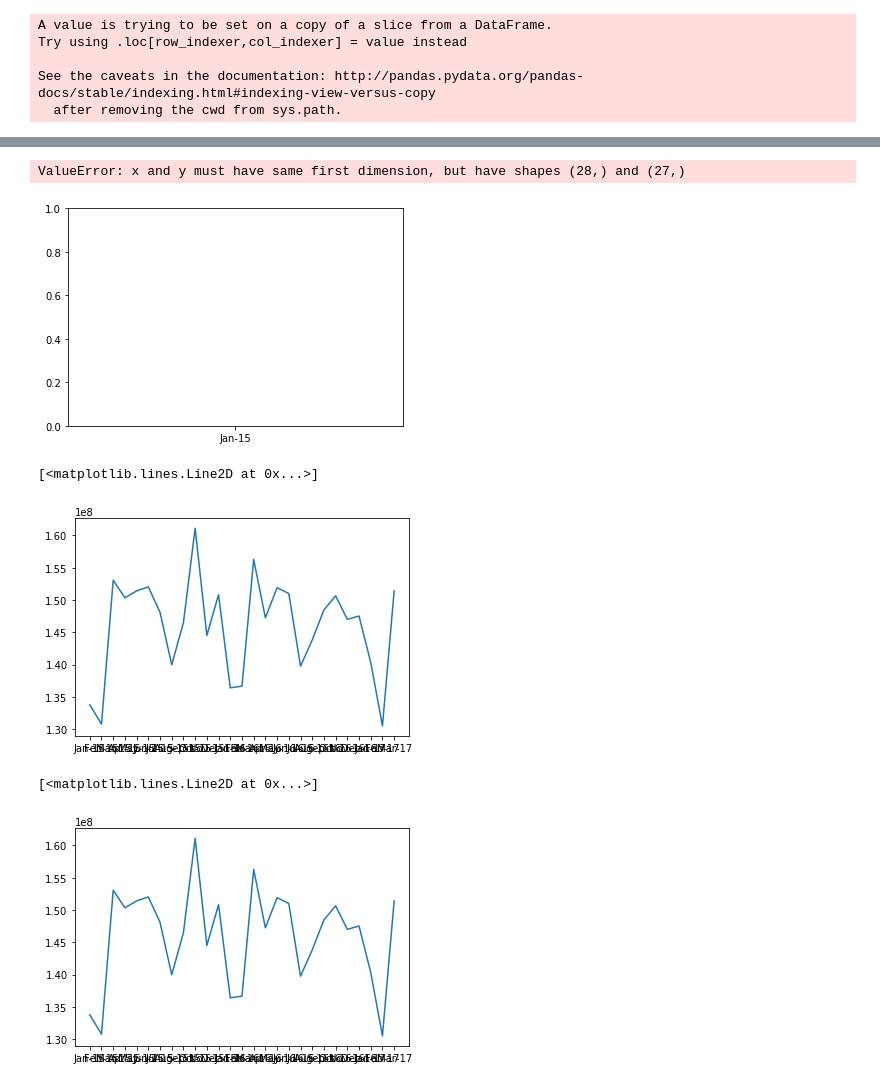
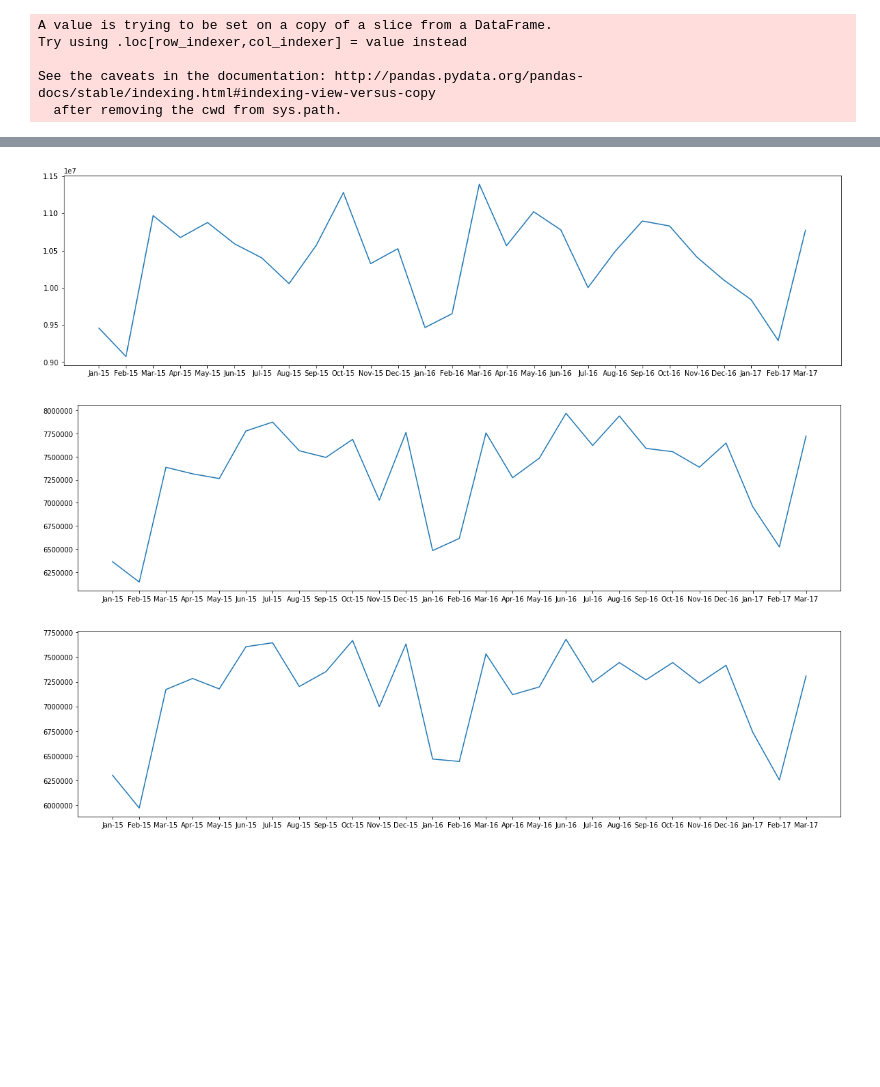
Before and after one commit to wessoncc/fury-waffle, a Jupyter notebook: New_York_Transit_Analysis.ipynb, the cells around one changed output, grey strips where cells are left out. Saved outputs shown, nothing was run; the diff lists cells and outputs as text; code cells hidden in the pictures; blank space fills up the shorter version.

```diff
--- a/New_York_Transit_Analysis.ipynb
+++ b/New_York_Transit_Analysis.ipynb
@@ -19,21 +18,18 @@ toll_data = toll_data[84:111]
 #toll_data
 # %%
 mtacommfile_north = "../New-York-Transportation/Raw Data/MTA_Coummuter_Train_North.csv"
-comm_north_data = pd.read_csv(mtacommfile_north)
-comm_north_data = comm_north_data[84:112]
+comm_north_data = pd.read_csv(mtacommfile_north); comm_north_data = comm_north_data[84:112]
 #comm_north_data
 # %%
 mtacommfile_long = "../New-York-Transportation/Raw Data/MTA_Commuter_Train_Long_Island.csv"
-comm_long_data = pd.read_csv(mtacommfile_long)
-comm_long_data = comm_long_data[84:112]
+comm_long_data = pd.read_csv(mtacommfile_long); comm_long_data = comm_long_data[84:112]
 #comm_long_data
 # %%
 proj_data = sub_data
 proj_data = proj_data.append(bus_data).append(toll_data).append(comm_north_data).append(comm_long_data)
 #proj_data
 # %%
-proj_data = proj_data.reset_index(drop=True).drop(
-    ['PARENT_SEQ', 'INDICATOR_SEQ', 'DESCRIPTION', 'INDICATOR_UNIT', 'DESIRED_CHANGE',
-     'DECIMAL_PLACES', 'FREQUENCY', 'YTD_TARGET', 'MONTHLY_TARGET','CATEGORY', 'INDICATOR_NAME'],
-    axis=1)
-proj_data
+proj_data_all = proj_data.reset_index(drop=True).drop(['PARENT_SEQ', 'INDICATOR_SEQ', 'DESCRIPTION', 'INDICATOR_UNIT',
+                                                   'DESIRED_CHANGE','DECIMAL_PLACES', 'FREQUENCY', 'YTD_TARGET',
+                                                   'MONTHLY_TARGET','CATEGORY', 'INDICATOR_NAME'],axis=1)
+#proj_data_all
@@ -90,7 +85,5 @@ See the caveats in the documentation: http://pandas.pydata.org/pandas-docs/stabl
 # %%
-people_bus = data_multi_year[data_multi_year['AGENCY_NAME']=='MTA Bus']
-
+people_bus = data_multi_year[data_multi_year['AGENCY_NAME']=='MTA Bus']; people_bus = people_bus[:-1]
 people_bus['PLOT_LABELS'] = ['Jan-15', 'Feb-15', 'Mar-15', 'Apr-15', 'May-15', 'Jun-15', 'Jul-15', 'Aug-15', 'Sep-15', 'Oct-15', 'Nov-15', 'Dec-15',
                              'Jan-16', 'Feb-16', 'Mar-16', 'Apr-16', 'May-16', 'Jun-16', 'Jul-16', 'Aug-16', 'Sep-16', 'Oct-16', 'Nov-16', 'Dec-16',
-                             'Jan-17', 'Feb-17', 'Mar-17', 'Apr-17']
-people_bus = people_bus.drop(people_bus['Apr-17'])
+                             'Jan-17', 'Feb-17', 'Mar-17']
@@ -143,15 +128,15 @@ plt.plot(people_sub['PLOT_LABELS'], people_sub['MONTHLY_ACTUAL'])
 # %%
-plt.plot(people_bus['PLOT_LABELS'], people_sub['MONTHLY_ACTUAL'])
+plt.figure(figsize=(20,5))
+bus_chart = plt.plot(people_bus['PLOT_LABELS'], people_bus['MONTHLY_ACTUAL'])
 # %% [output]
-ValueError: x and y must have same first dimension, but have shapes (28,) and (27,)
-[figure, old version]
+[figure, new version]
 # %%
-plt.plot(people_long['PLOT_LABELS'], people_sub['MONTHLY_ACTUAL'])
+plt.figure(figsize=(20,5))
+long_chart = plt.plot(people_long['PLOT_LABELS'], people_long['MONTHLY_ACTUAL'])
 # %% [output]
-[<matplotlib.lines.Line2D at 0x...>]
-[figure, old version]
+[figure, new version]
 # %%
-plt.plot(people_north['PLOT_LABELS'], people_sub['MONTHLY_ACTUAL'])
+plt.figure(figsize=(20,5))
+north_chart = plt.plot(people_north['PLOT_LABELS'], people_north['MONTHLY_ACTUAL'])
 # %% [output]
-[<matplotlib.lines.Line2D at 0x...>]
-[figure, old version]
+[figure, new version]
```
Also changed, not shown: parts of 11 cells of this notebook, 2 other files.
